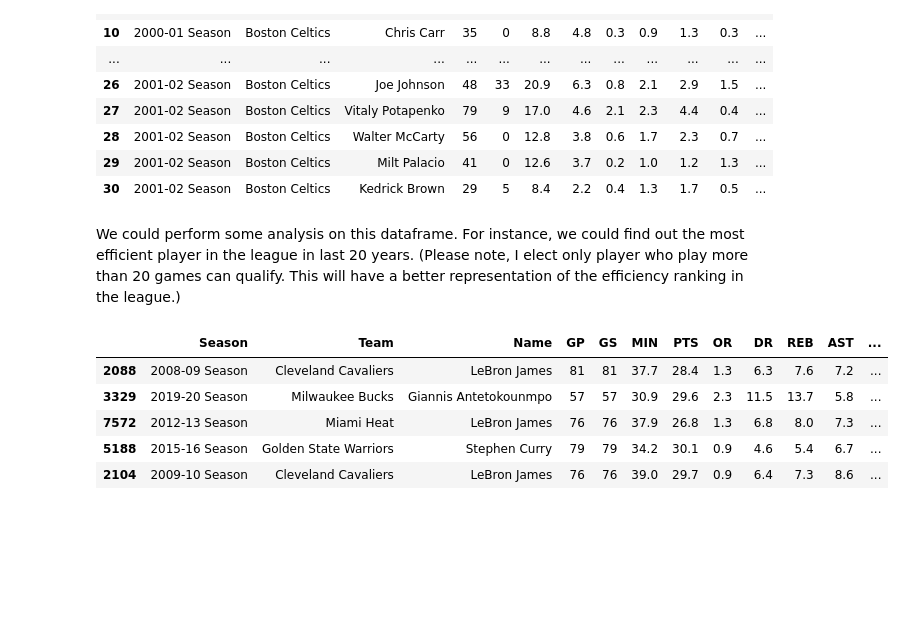
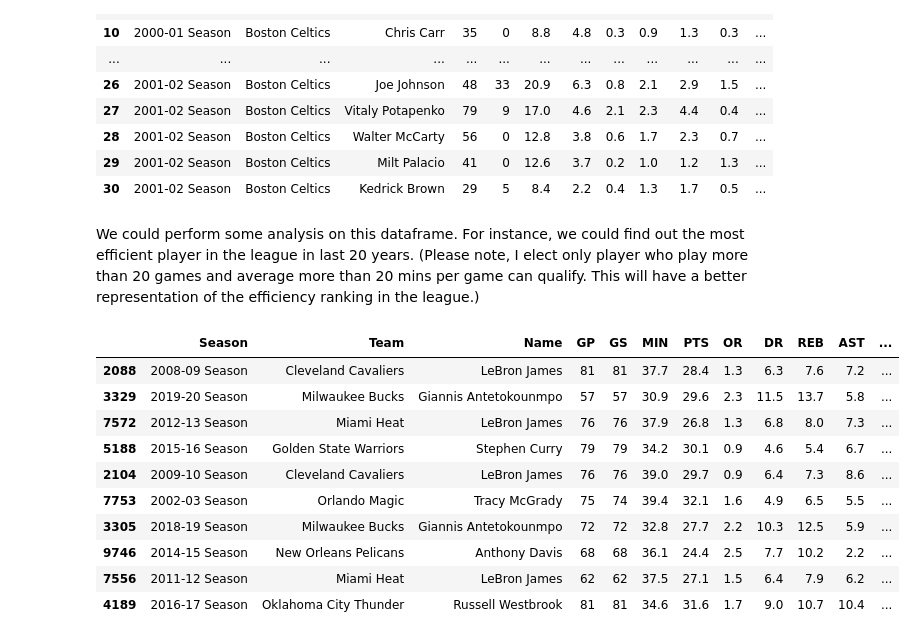
Before and after one commit to joeychen35/Web-Scraping, a Jupyter notebook: Web Scraping Last 20 Regular Season NBA Players Stats.ipynb, the cells around one changed output. Saved outputs shown, nothing was run; the diff lists cells and outputs as text; code cells hidden in the pictures; blank space fills up the shorter version.

```diff
--- a/Web Scraping Last 20 Regular Season NBA Players Stats.ipynb
+++ b/Web Scraping Last 20 Regular Season NBA Players Stats.ipynb
@@ -134,14 +134,20 @@ df.head(30)
 | 29 | 2001-02 Season | Boston Celtics | Milt Palacio | 41 | 0 | 12.6 | 3.7 | 0.2 | 1.0 | 1.2 | 1.3 | ... |
 | 30 | 2001-02 Season | Boston Celtics | Kedrick Brown | 29 | 5 | 8.4 | 2.2 | 0.4 | 1.3 | 1.7 | 0.5 | ... |
 # %% [markdown]
-We could perform some analysis on this dataframe. For instance, we could find out the most efficient player in the league in last 20 years. (Please note, I elect only player who play more than 20 games can qualify. This will have a better representation of the efficiency ranking in the league.)
+We could perform some analysis on this dataframe. For instance, we could find out the most efficient player in the league in last 20 years. (Please note, I elect only player who play more than 20 games and average more than 20 mins per game can qualify. This will have a better representation of the efficiency ranking in the league.)
 # %%
-df_gp20 = df[df['GP'] > 20]
-df_gp20.sort_values('PER', ascending = False).head()
+df_gp20_min20 = df.loc[(df['GP'] > 20) & (df['MIN'] > 20),]
+df_gp20_min20 = df_gp20_min20.sort_values('PER', ascending = False)
+df_gp20_min20.head(10)
 # %% [output]
 |  | Season | Team | Name | GP | GS | MIN | PTS | OR | DR | REB | AST | ... |
 | 2088 | 2008-09 Season | Cleveland Cavaliers | LeBron James | 81 | 81 | 37.7 | 28.4 | 1.3 | 6.3 | 7.6 | 7.2 | ... |
 | 3329 | 2019-20 Season | Milwaukee Bucks | Giannis Antetokounmpo | 57 | 57 | 30.9 | 29.6 | 2.3 | 11.5 | 13.7 | 5.8 | ... |
 | 7572 | 2012-13 Season | Miami Heat | LeBron James | 76 | 76 | 37.9 | 26.8 | 1.3 | 6.8 | 8.0 | 7.3 | ... |
 | 5188 | 2015-16 Season | Golden State Warriors | Stephen Curry | 79 | 79 | 34.2 | 30.1 | 0.9 | 4.6 | 5.4 | 6.7 | ... |
 | 2104 | 2009-10 Season | Cleveland Cavaliers | LeBron James | 76 | 76 | 39.0 | 29.7 | 0.9 | 6.4 | 7.3 | 8.6 | ... |
+| 7753 | 2002-03 Season | Orlando Magic | Tracy McGrady | 75 | 74 | 39.4 | 32.1 | 1.6 | 4.9 | 6.5 | 5.5 | ... |
+| 3305 | 2018-19 Season | Milwaukee Bucks | Giannis Antetokounmpo | 72 | 72 | 32.8 | 27.7 | 2.2 | 10.3 | 12.5 | 5.9 | ... |
+| 9746 | 2014-15 Season | New Orleans Pelicans | Anthony Davis | 68 | 68 | 36.1 | 24.4 | 2.5 | 7.7 | 10.2 | 2.2 | ... |
+| 7556 | 2011-12 Season | Miami Heat | LeBron James | 62 | 62 | 37.5 | 27.1 | 1.5 | 6.4 | 7.9 | 6.2 | ... |
+| 4189 | 2016-17 Season | Oklahoma City Thunder | Russell Westbrook | 81 | 81 | 34.6 | 31.6 | 1.7 | 9.0 | 10.7 | 10.4 | ... |
```
Also changed, not shown: parts of 6 cells of this notebook.
